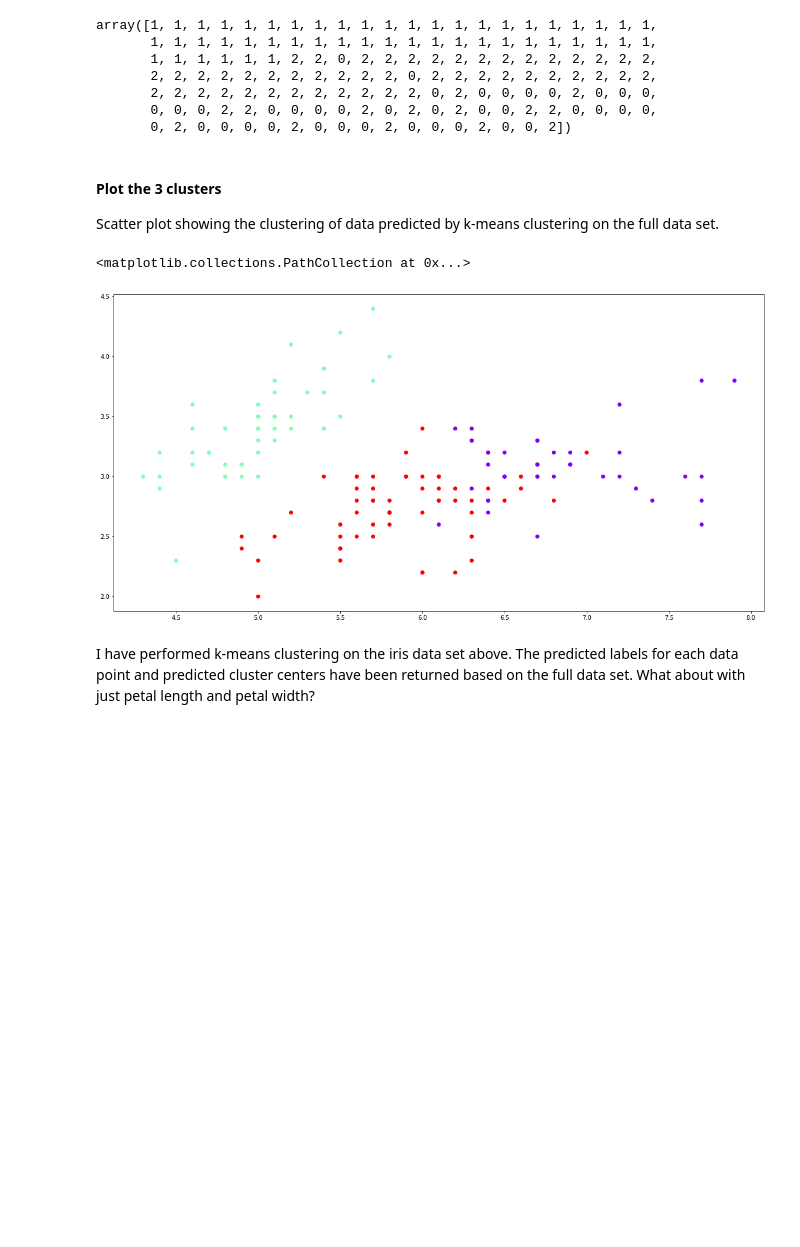
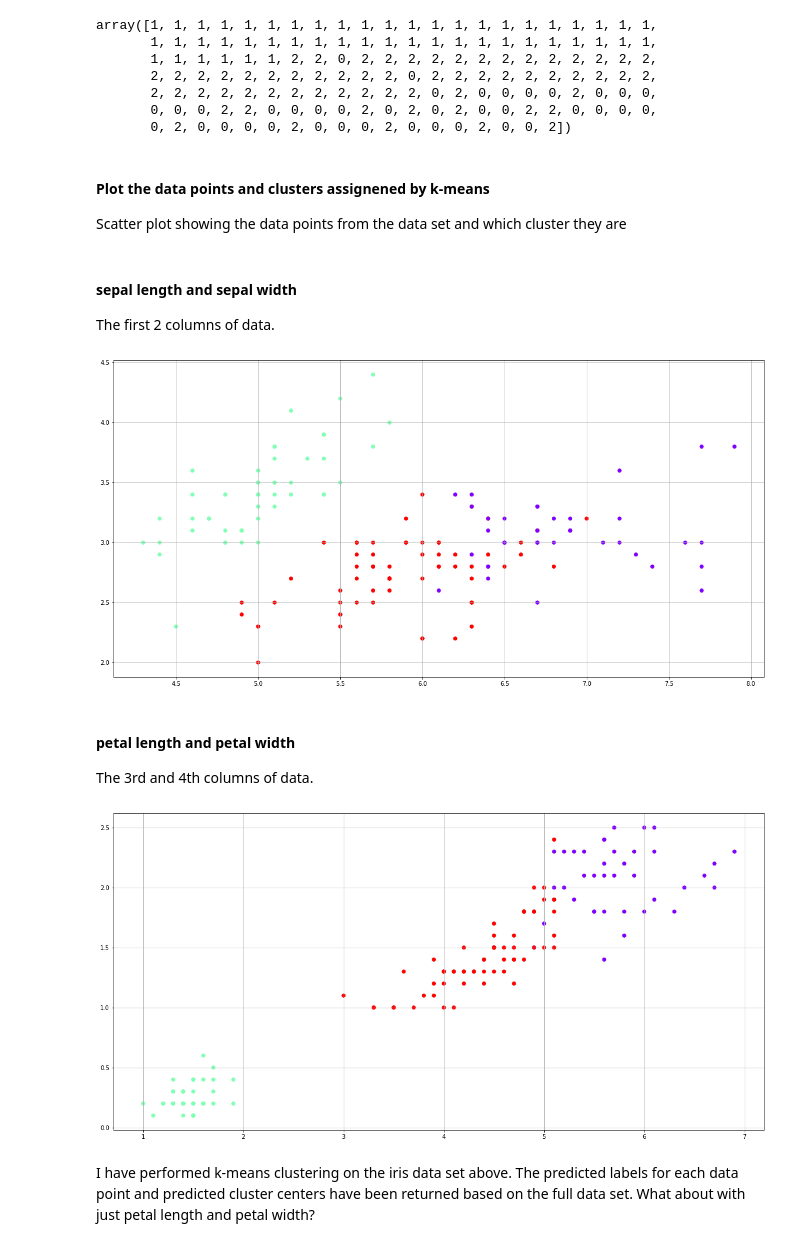
Before and after one commit to johndunne2019/Tasks-2020-Machine-Learning-and-Statistics, a Jupyter notebook: Tasks.ipynb, the cells around one changed output. Drawn from its saved outputs; the diff is of its cells as text; code cells hidden in the pictures; blank space fills up the shorter version.

Commit message:
Task 4 - added another scatter plot of petal length and width with predictions shown and tidied up notebook

```diff
--- a/Tasks.ipynb
+++ b/Tasks.ipynb
@@ -1405,17 +1408,30 @@ array([1, 1, 1, 1, 1, 1, 1, 1, 1, 1, 1, 1, 1, 1, 1, 1, 1, 1, 1, 1, 1, 1,
        0, 0, 0, 2, 2, 0, 0, 0, 0, 2, 0, 2, 0, 2, 0, 0, 2, 2, 0, 0, 0, 0,
        0, 2, 0, 0, 0, 0, 2, 0, 0, 0, 2, 0, 0, 0, 2, 0, 0, 2])
 # %% [markdown]
-#### Plot the 3 clusters
+#### Plot the data points and clusters assignened by k-means
 
-Scatter plot showing the clustering of data predicted by k-means clustering on the full data set.
+Scatter plot showing the data points from the data set and which cluster they are
+# %% [markdown]
+#### sepal length and sepal width
+
+The first 2 columns of data.
 # %%
 # Adapted from [14]
 # matplotlib.pyplot scatterplot has a parameter cmap - color map
 # c parameter sets the color differentiation to be the y values in this case
 plt.scatter(x[:, 0], x[:,1], c=y, cmap='rainbow')
+plt.grid()
 # %% [output]
-<matplotlib.collections.PathCollection at 0x...>
 [figure]
+# %% [markdown]
+#### petal length and petal width
+
+The 3rd and 4th columns of data.
+# %%
+plt.scatter(x[:, 2], x[:,3], c=y, cmap='rainbow')
+plt.grid()
+# %% [output]
+[figure, added]
 # %% [markdown]
 I have performed k-means clustering on the iris data set above. The predicted labels for each data point and predicted cluster centers have been returned based on the full data set. What about with just petal length and petal width?
 # %%
```
Also changed, not shown: parts of 20 cells of this notebook.
